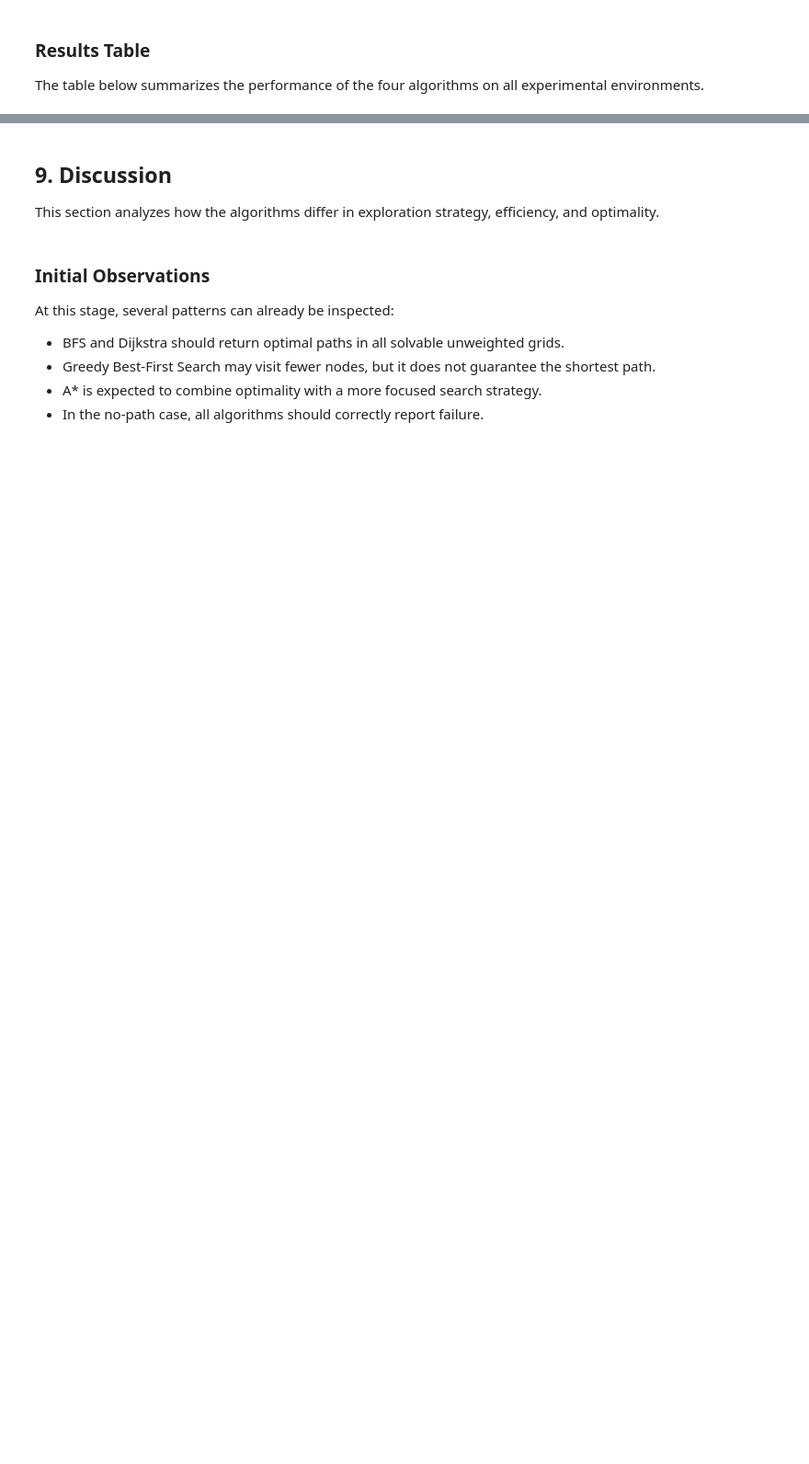
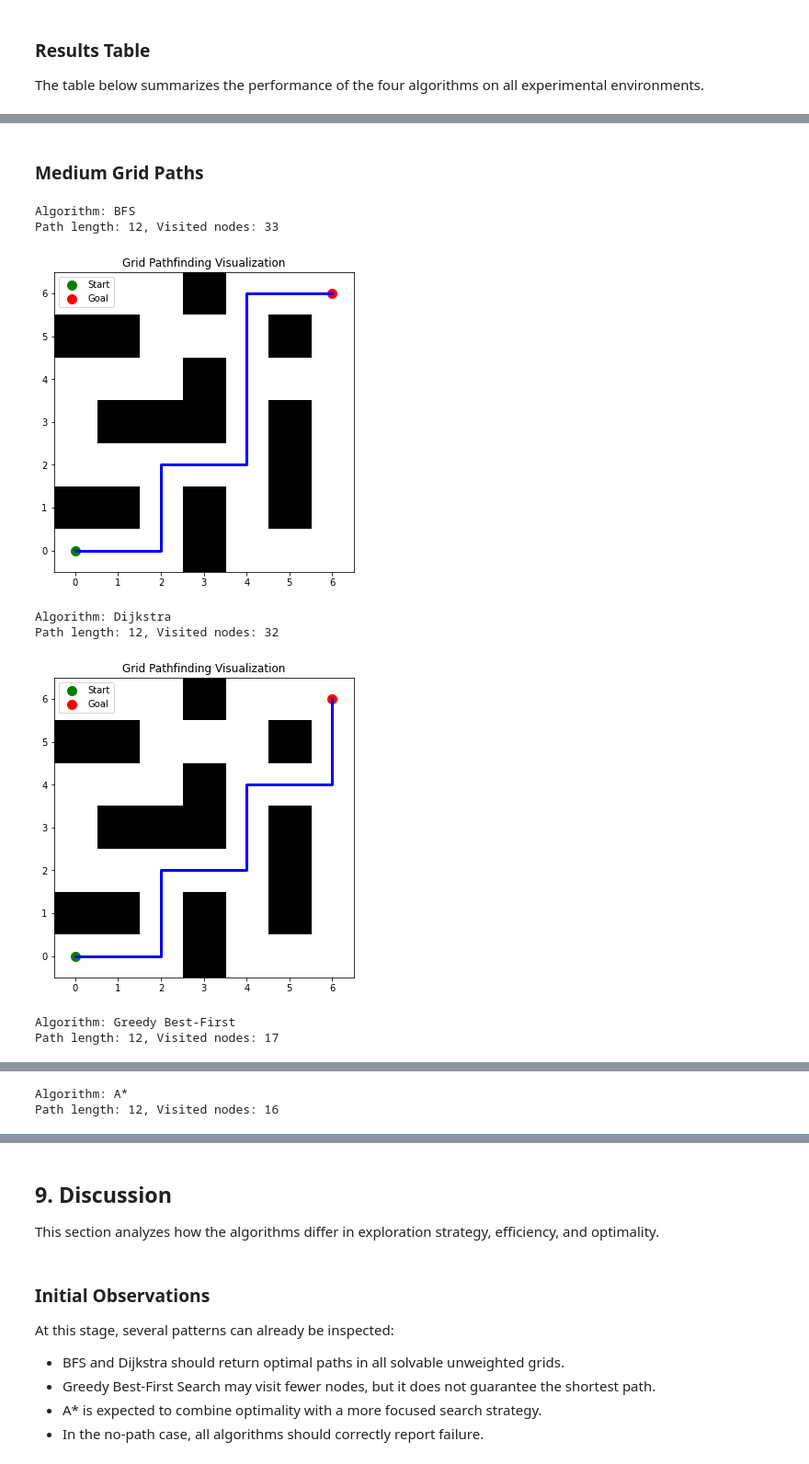
Before and after one commit to looalhadzhiev-max/pathfinding-algorithms-project, a Jupyter notebook: notebooks/pathfinding_analysis.ipynb, the cells around one changed output, grey strips where cells are left out. Shown at 92% size. Cells and saved outputs as stored; diff of their text form; code cells hidden in the pictures; blank space fills up the shorter version.

Commit message:
add path visualizations for medium, dense and random grids and finalize analysis

```diff
--- a/notebooks/pathfinding_analysis.ipynb
+++ b/notebooks/pathfinding_analysis.ipynb
@@ -978,0 +971,18 @@ results_df.sort_values(by=["map", "algorithm"])
+# %% [markdown]
+### Medium Grid Paths
+# %%
+medium_results = run_all_algorithms(grid_medium, start_medium, goal_medium)
+
+for result in medium_results:
+    print(f"Algorithm: {result['algorithm']}")
+    print(f"Path length: {result['path_length']}, Visited nodes: {result['visited_count']}")
+    plot_grid(grid_medium, result["path"], start_medium, goal_medium)
+# %% [output]
+Algorithm: BFS
+Path length: 12, Visited nodes: 33
+[figure, added]
+Algorithm: Dijkstra
+Path length: 12, Visited nodes: 32
+[figure, added]
+Algorithm: Greedy Best-First
+Path length: 12, Visited nodes: 17
@@ -978,0 +990,2 @@ results_df.sort_values(by=["map", "algorithm"])
+Algorithm: A*
+Path length: 12, Visited nodes: 16
```
Also changed, not shown: parts of 26 cells of this notebook.
